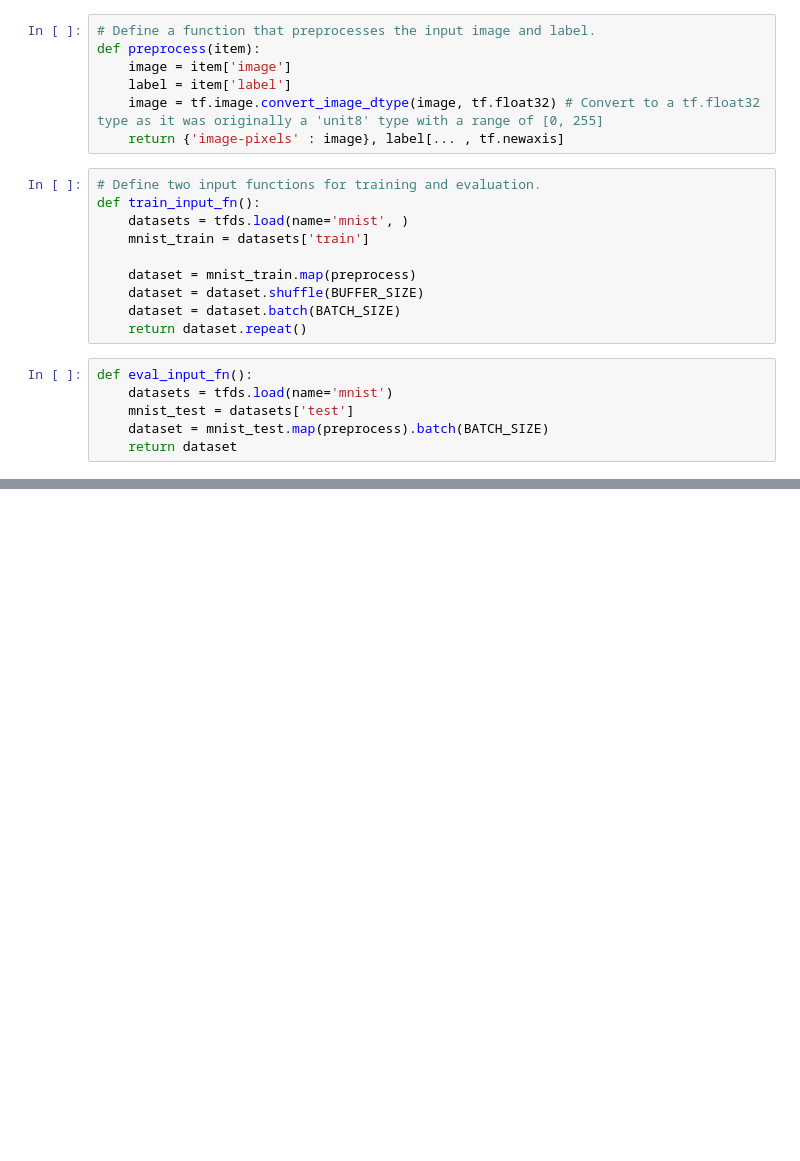
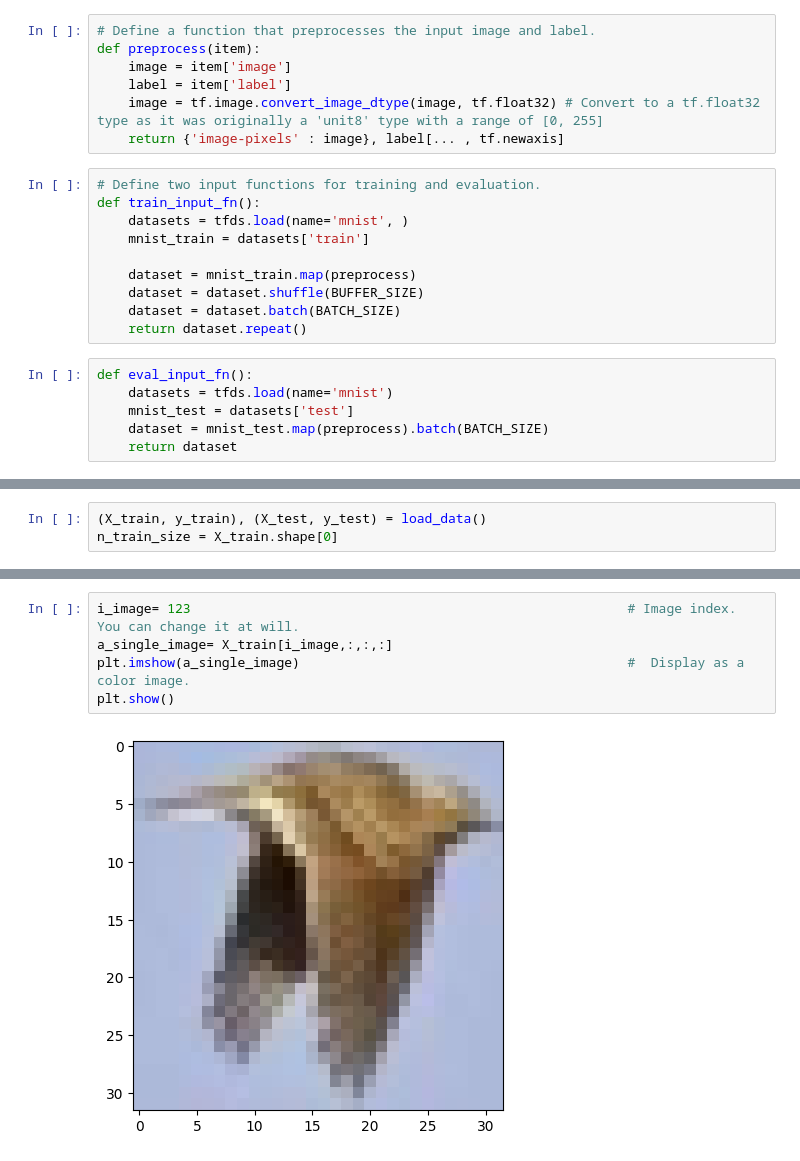
Before and after one commit to davidlealo/sic_ai_2024, a Jupyter notebook: 007_depp_learning/[grupo-b]Clase29_SIC_AI_2024.ipynb, the cells around one changed output, grey strips where cells are left out. Saved outputs shown, nothing was run; the diff lists cells and outputs as text; blank space fills up the shorter version.

```diff
--- a/007_depp_learning/[grupo-b]Clase29_SIC_AI_2024.ipynb
+++ b/007_depp_learning/[grupo-b]Clase29_SIC_AI_2024.ipynb
@@ -259,0 +396,3 @@ AttributeError: module 'tensorflow' has no attribute 'estimator'
+# %%
+(X_train, y_train), (X_test, y_test) = load_data()
+n_train_size = X_train.shape[0]
@@ -259,0 +420,7 @@ AttributeError: module 'tensorflow' has no attribute 'estimator'
+# %%
+i_image= 123                                                        # Image index. You can change it at will.
+a_single_image= X_train[i_image,:,:,:]
+plt.imshow(a_single_image)                                          #  Display as a color image.
+plt.show()
+# %% [output]
+[figure, added]
```
Also changed, not shown: parts of 30 cells of this notebook.
